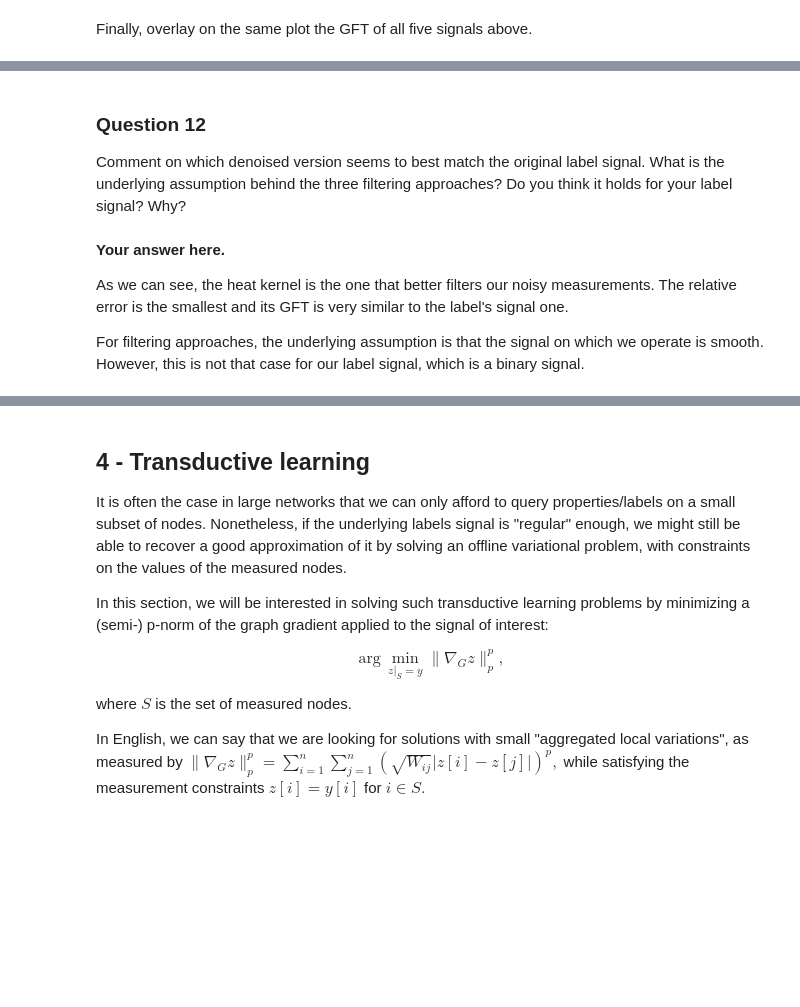
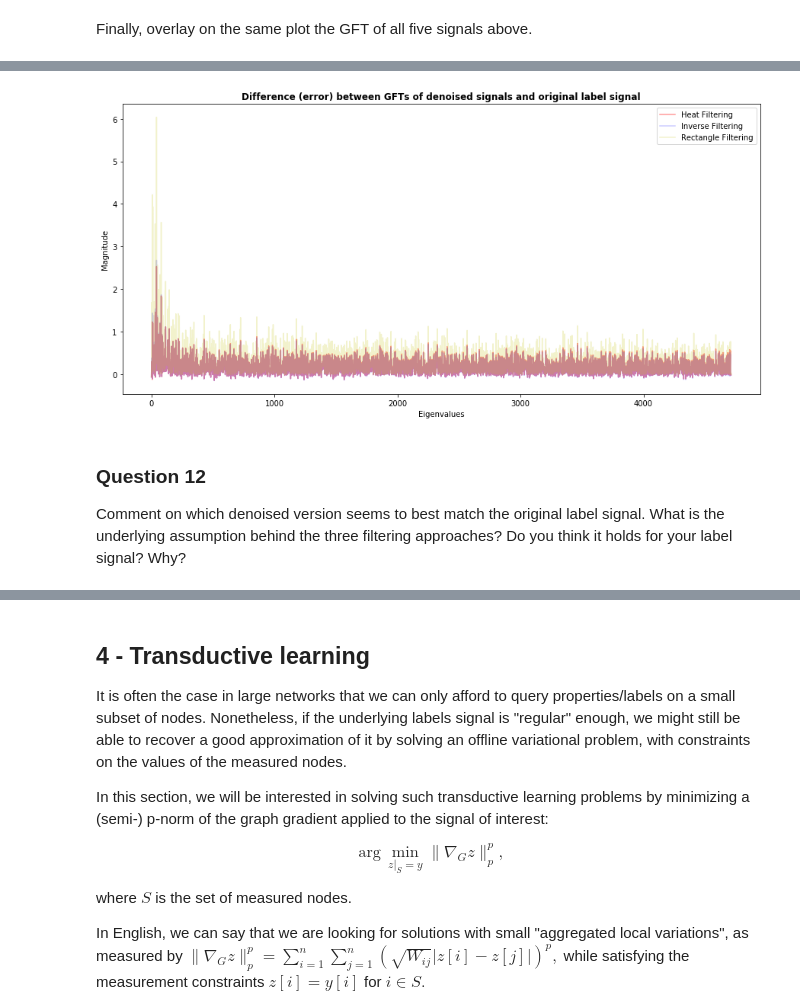
Before and after one commit to illorens/NTDS, a Jupyter notebook: 4_graph_signal_processing.ipynb, the cells around one changed output, grey strips where cells are left out. Saved outputs shown, nothing was run; the diff lists cells and outputs as text; code cells hidden in the pictures; blank space fills up the shorter version.

```diff
--- a/4_graph_signal_processing.ipynb
+++ b/4_graph_signal_processing.ipynb
@@ -634,10 +609,16 @@ plt.show()
+# %%
+fig, ax = plt.subplots(figsize = (15,7))
+ax.set_title("Difference (error) between GFTs of denoised signals and original label signal", y=1.00, fontweight="bold")
+ax.plot(GFT_label-GFT_denoised_heat,'r-', alpha=0.4, label = 'Heat Filtering')
+ax.plot(GFT_label-GFT_denoised_inv,'b-', alpha=0.2, label = 'Inverse Filtering')
+ax.plot(GFT_label-GFT_denoised_rect,'y-', alpha=0.2, label = 'Rectangle Filtering')
+ax.set_xlabel("Eigenvalues")
+ax.set_ylabel("Magnitude")
+ax.legend()
+plt.show()
+# %% [output]
+[figure, added]
 # %% [markdown]
 ### Question 12
 
 Comment on which denoised version seems to best match the original label signal. What is the underlying assumption behind the three filtering approaches? Do you think it holds for your label signal? Why?
-# %% [markdown]
-**Your answer here.**
-
-As we can see, the heat kernel is the one that better filters our noisy measurements. The relative error is the smallest and its GFT is very similar to the label's signal one.
-
-For filtering approaches, the underlying assumption is that the signal on which we operate is smooth. However, this is not that case for our label signal, which is a binary signal.
```
Also changed, not shown: parts of 23 cells of this notebook.
